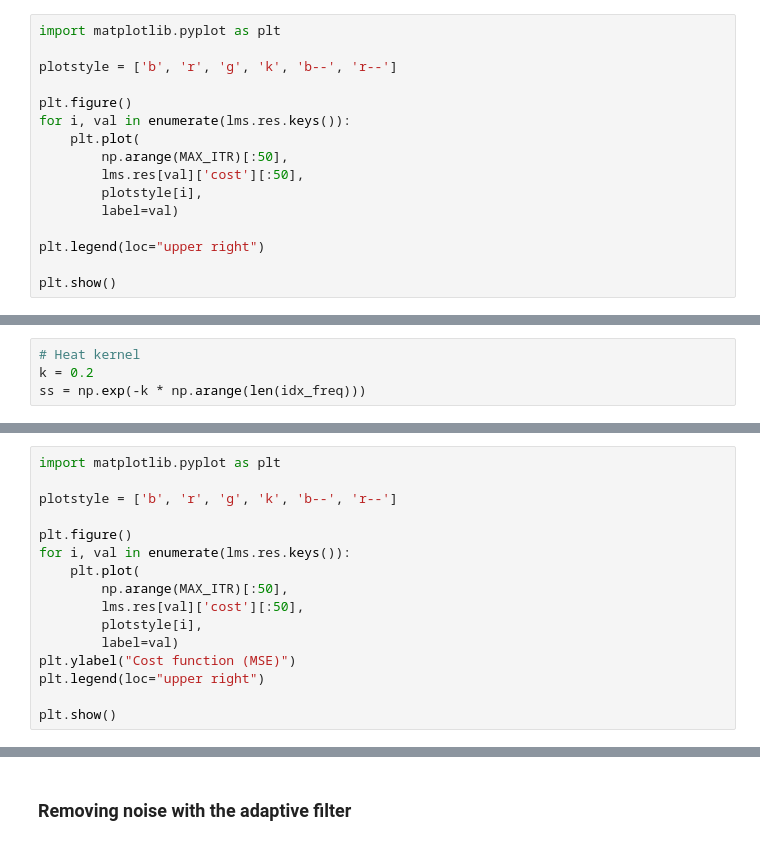
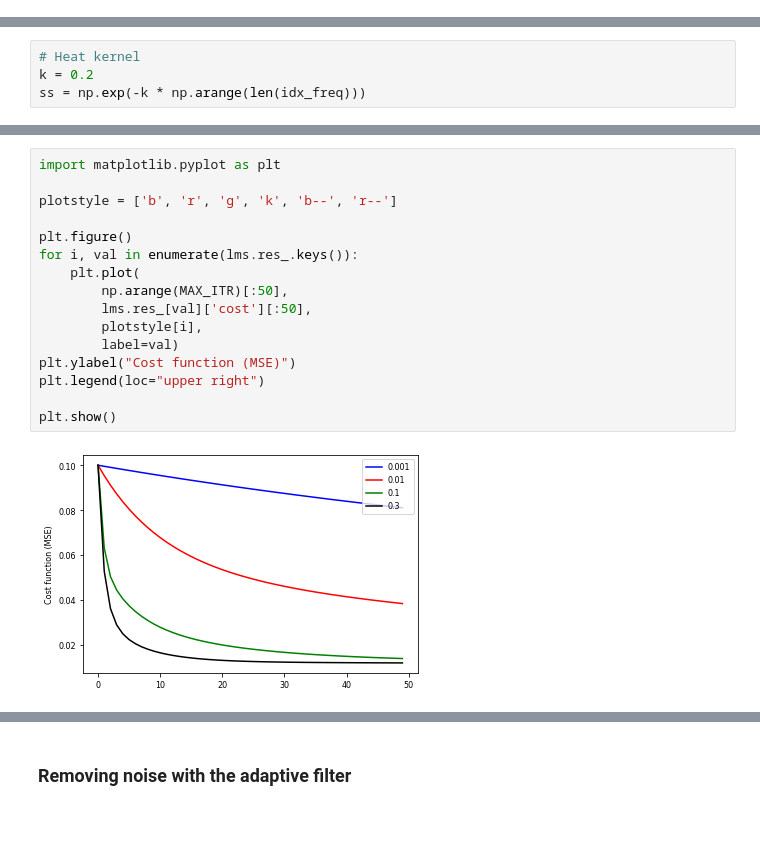
Before and after one commit to gboaviagem/gspx, a Jupyter notebook: notebooks/03_lms.ipynb, the cells around one changed output, grey strips where cells are left out. Cells and saved outputs as stored; diff of their text form.

```diff
--- a/notebooks/03_lms.ipynb
+++ b/notebooks/03_lms.ipynb
@@ -102,17 +1 @@ lms.fit(xdata, y=ydata)
-# %%
-import matplotlib.pyplot as plt
-
-plotstyle = ['b', 'r', 'g', 'k', 'b--', 'r--']
-
-plt.figure()
-for i, val in enumerate(lms.res.keys()):
-    plt.plot(
-        np.arange(MAX_ITR)[:50],
-        lms.res[val]['cost'][:50],
-        plotstyle[i],
-        label=val)
-
-plt.legend(loc="upper right")
-
-plt.show()
 # %% [markdown]
@@ -214,19 +113,21 @@ lms.fit(eig_vander, y=theta_ideal)
 # %%
 import matplotlib.pyplot as plt
 
 plotstyle = ['b', 'r', 'g', 'k', 'b--', 'r--']
 
 plt.figure()
-for i, val in enumerate(lms.res.keys()):
+for i, val in enumerate(lms.res_.keys()):
     plt.plot(
         np.arange(MAX_ITR)[:50],
-        lms.res[val]['cost'][:50],
+        lms.res_[val]['cost'][:50],
         plotstyle[i],
         label=val)
 plt.ylabel("Cost function (MSE)")
 plt.legend(loc="upper right")
 
 plt.show()
+# %% [output]
+[figure, added]
 # %%
 h_opt = lms.predict(eig_vander)
 
```
Also changed, not shown: parts of 18 cells of this notebook, 4 other files.
